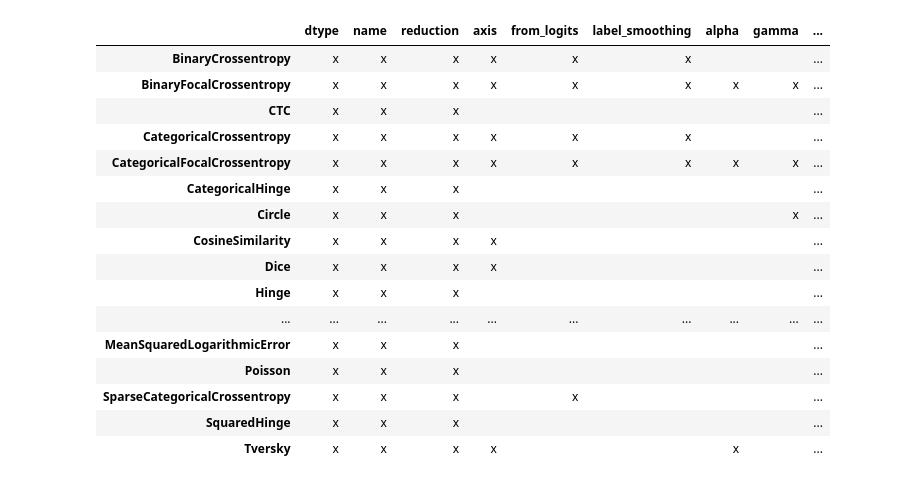
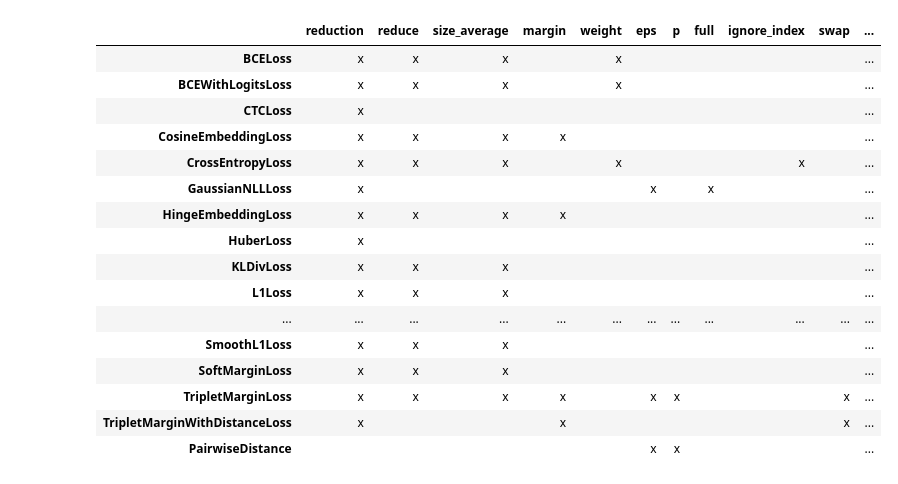
Before and after one commit to theNewFlesh/flatiron, a Jupyter notebook: notebooks/generate-config.ipynb, the cells around one changed output. Cells and saved outputs as stored; diff of their text form; code cells hidden in the pictures.

```diff
--- a/notebooks/generate-config.ipynb
+++ b/notebooks/generate-config.ipynb
@@ -526,22 +334,22 @@ get_comparison_data(q, 'torch')
 # %%
 data = get_loss_data()
 data
-get_comparison_checkboxes(data, 'tf').T
+get_comparison_checkboxes(data, 'torch').T
 # %% [output]
-|  | dtype | name | reduction | axis | from_logits | label_smoothing | alpha | gamma | ... |
-| BinaryCrossentropy | x | x | x | x | x | x |  |  | ... |
-| BinaryFocalCrossentropy | x | x | x | x | x | x | x | x | ... |
-| CTC | x | x | x |  |  |  |  |  | ... |
-| CategoricalCrossentropy | x | x | x | x | x | x |  |  | ... |
-| CategoricalFocalCrossentropy | x | x | x | x | x | x | x | x | ... |
-| CategoricalHinge | x | x | x |  |  |  |  |  | ... |
-| Circle | x | x | x |  |  |  |  | x | ... |
-| CosineSimilarity | x | x | x | x |  |  |  |  | ... |
-| Dice | x | x | x | x |  |  |  |  | ... |
-| Hinge | x | x | x |  |  |  |  |  | ... |
-| ... | ... | ... | ... | ... | ... | ... | ... | ... | ... |
-| MeanSquaredLogarithmicError | x | x | x |  |  |  |  |  | ... |
-| Poisson | x | x | x |  |  |  |  |  | ... |
-| SparseCategoricalCrossentropy | x | x | x |  | x |  |  |  | ... |
-| SquaredHinge | x | x | x |  |  |  |  |  | ... |
-| Tversky | x | x | x | x |  |  | x |  | ... |
+|  | reduction | reduce | size_average | margin | weight | eps | p | full | ignore_index | swap | ... |
+| BCELoss | x | x | x |  | x |  |  |  |  |  | ... |
+| BCEWithLogitsLoss | x | x | x |  | x |  |  |  |  |  | ... |
+| CTCLoss | x |  |  |  |  |  |  |  |  |  | ... |
+| CosineEmbeddingLoss | x | x | x | x |  |  |  |  |  |  | ... |
+| CrossEntropyLoss | x | x | x |  | x |  |  |  | x |  | ... |
+| GaussianNLLLoss | x |  |  |  |  | x |  | x |  |  | ... |
+| HingeEmbeddingLoss | x | x | x | x |  |  |  |  |  |  | ... |
+| HuberLoss | x |  |  |  |  |  |  |  |  |  | ... |
+| KLDivLoss | x | x | x |  |  |  |  |  |  |  | ... |
+| L1Loss | x | x | x |  |  |  |  |  |  |  | ... |
+| ... | ... | ... | ... | ... | ... | ... | ... | ... | ... | ... | ... |
+| SmoothL1Loss | x | x | x |  |  |  |  |  |  |  | ... |
+| SoftMarginLoss | x | x | x |  |  |  |  |  |  |  | ... |
+| TripletMarginLoss | x | x | x | x |  | x | x |  |  | x | ... |
+| TripletMarginWithDistanceLoss | x |  |  | x |  |  |  |  |  | x | ... |
+| PairwiseDistance |  |  |  |  |  | x | x |  |  |  | ... |
```
Also changed, not shown: parts of 12 cells of this notebook.
